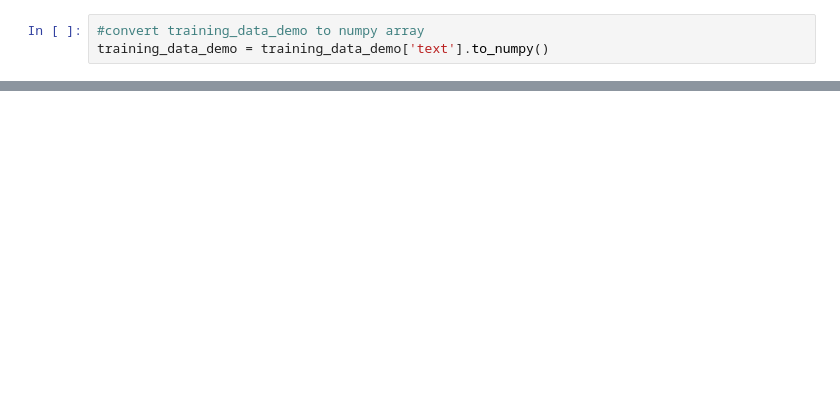
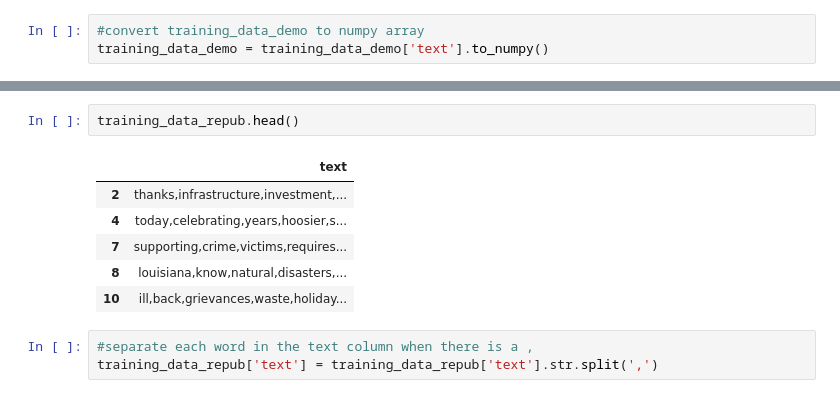
Before and after one commit to celisa/Political-Orientation-Classifier, a Jupyter notebook: 02_gen_mod/gen_mod_testing.ipynb, the cells around one changed output, grey strips where cells are left out. Saved outputs shown, nothing was run; the diff lists cells and outputs as text; blank space fills up the shorter version.

```diff
--- a/02_gen_mod/gen_mod_testing.ipynb
+++ b/02_gen_mod/gen_mod_testing.ipynb
@@ -56,0 +167,12 @@ bigram_list[0]
+# %%
+training_data_repub.head()
+# %% [output]
+|  | text |
+| 2 | thanks,infrastructure,investment,... |
+| 4 | today,celebrating,years,hoosier,s... |
+| 7 | supporting,crime,victims,requires... |
+| 8 | louisiana,know,natural,disasters,... |
+| 10 | ill,back,grievances,waste,holiday... |
+# %%
+#separate each word in the text column when there is a ,
+training_data_repub['text'] = training_data_repub['text'].str.split(',')
```
Also changed, not shown: parts of 23 cells of this notebook.
